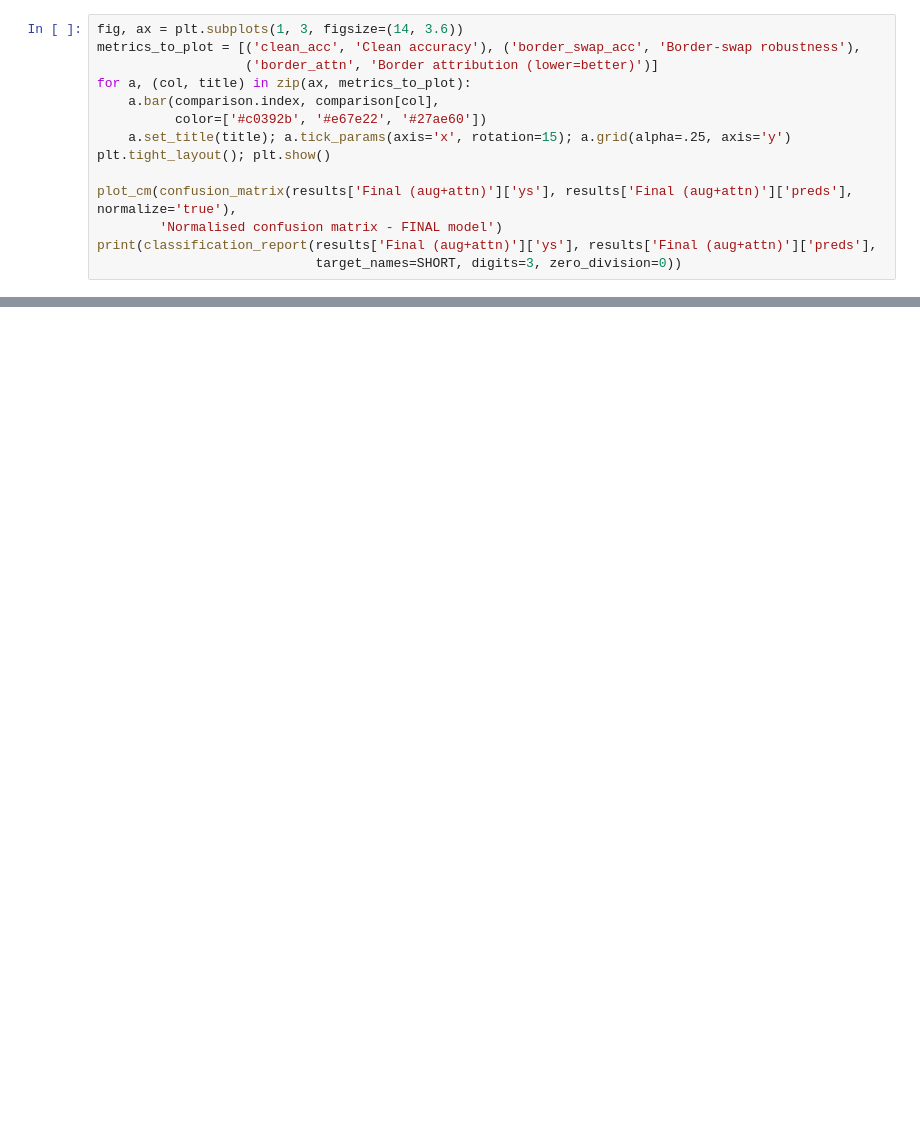
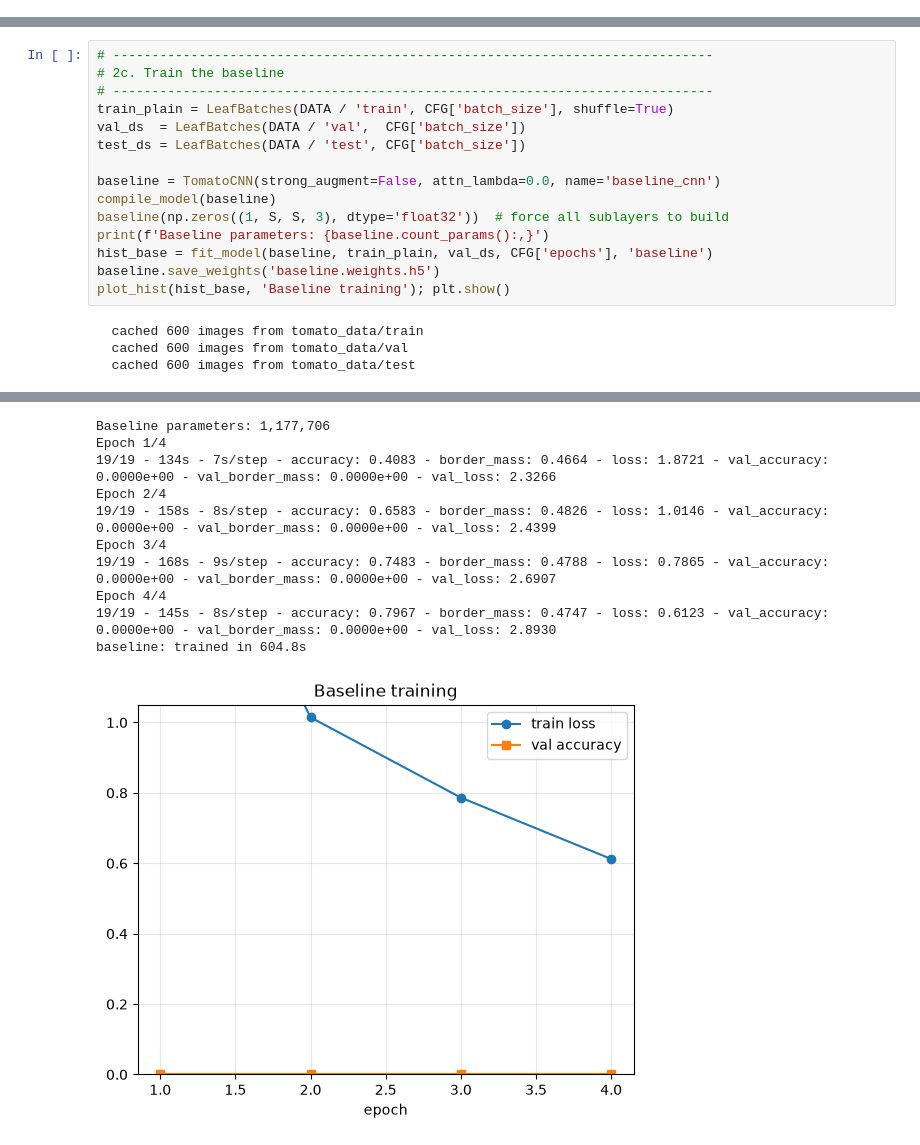
Before and after one commit to melkamzeranteneh/CNN, a Jupyter notebook: Melkamzer_Anteneh.ipynb, the cells around one changed output, grey strips where cells are left out. Saved outputs shown, nothing was run; the diff lists cells and outputs as text; blank space fills up the shorter version.

```diff
--- a/Melkamzer_Anteneh.ipynb
+++ b/Melkamzer_Anteneh.ipynb
@@ -624,14 +0,0 @@ comparison_display
-# %%
-fig, ax = plt.subplots(1, 3, figsize=(14, 3.6))
-metrics_to_plot = [('clean_acc', 'Clean accuracy'), ('border_swap_acc', 'Border-swap robustness'),
-                   ('border_attn', 'Border attribution (lower=better)')]
-for a, (col, title) in zip(ax, metrics_to_plot):
-    a.bar(comparison.index, comparison[col],
-          color=['#c0392b', '#e67e22', '#27ae60'])
-    a.set_title(title); a.tick_params(axis='x', rotation=15); a.grid(alpha=.25, axis='y')
-plt.tight_layout(); plt.show()
-
-plot_cm(confusion_matrix(results['Final (aug+attn)']['ys'], results['Final (aug+attn)']['preds'], normalize='true'),
-        'Normalised confusion matrix - FINAL model')
-print(classification_report(results['Final (aug+attn)']['ys'], results['Final (aug+attn)']['preds'],
-                            target_names=SHORT, digits=3, zero_division=0))
@@ -803,0 +441,19 @@ All data downloaded, training, diagnosis, fix, comparison, inference demos and t
+# %%
+# -----------------------------------------------------------------------------
+# 2c. Train the baseline
+# -----------------------------------------------------------------------------
+train_plain = LeafBatches(DATA / 'train', CFG['batch_size'], shuffle=True)
+val_ds  = LeafBatches(DATA / 'val',  CFG['batch_size'])
+test_ds = LeafBatches(DATA / 'test', CFG['batch_size'])
+
+baseline = TomatoCNN(strong_augment=False, attn_lambda=0.0, name='baseline_cnn')
+compile_model(baseline)
+baseline(np.zeros((1, S, S, 3), dtype='float32'))  # force all sublayers to build
+print(f'Baseline parameters: {baseline.count_params():,}')
+hist_base = fit_model(baseline, train_plain, val_ds, CFG['epochs'], 'baseline')
+baseline.save_weights('baseline.weights.h5')
+plot_hist(hist_base, 'Baseline training'); plt.show()
+# %% [output]
+  cached 600 images from tomato_data/train
+  cached 600 images from tomato_data/val
+  cached 600 images from tomato_data/test
@@ -803,0 +468,11 @@ All data downloaded, training, diagnosis, fix, comparison, inference demos and t
+Baseline parameters: 1,177,706
+Epoch 1/4
+19/19 - 134s - 7s/step - accuracy: 0.4083 - border_mass: 0.4664 - loss: 1.8721 - val_accuracy: 0.0000e+00 - val_border_mass: 0.0000e+00 - val_loss: 2.3266
+Epoch 2/4
+19/19 - 158s - 8s/step - accuracy: 0.6583 - border_mass: 0.4826 - loss: 1.0146 - val_accuracy: 0.0000e+00 - val_border_mass: 0.0000e+00 - val_loss: 2.4399
+Epoch 3/4
+19/19 - 168s - 9s/step - accuracy: 0.7483 - border_mass: 0.4788 - loss: 0.7865 - val_accuracy: 0.0000e+00 - val_border_mass: 0.0000e+00 - val_loss: 2.6907
+Epoch 4/4
+19/19 - 145s - 8s/step - accuracy: 0.7967 - border_mass: 0.4747 - loss: 0.6123 - val_accuracy: 0.0000e+00 - val_border_mass: 0.0000e+00 - val_loss: 2.8930
+baseline: trained in 604.8s
+[figure, added]
```
Also changed, not shown: parts of 50 cells of this notebook, 1 other file.
